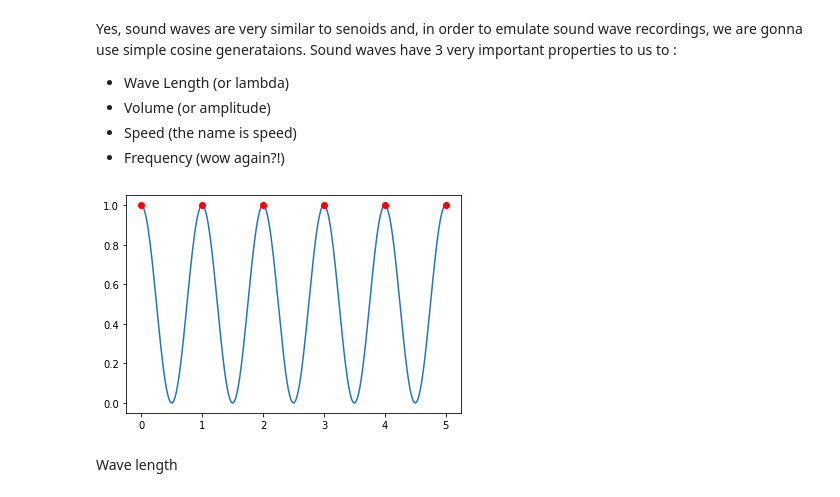
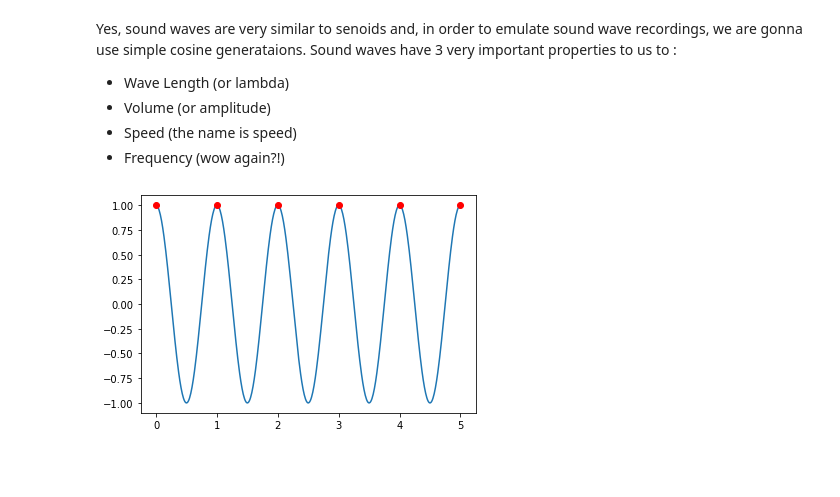
Before and after one commit to pedrogyrao/math_music, a Jupyter notebook: Text One.ipynb, the cells around one changed output. Cells and saved outputs as stored; diff of their text form; code cells hidden in the pictures; blank space fills up the shorter version.

```diff
--- a/Text One.ipynb
+++ b/Text One.ipynb
@@ -103,11 +103,9 @@ def plot_freq_points(frequency, time, x_offset=0, y_offset=0):
     for i in np.arange(0, time + period, period):
         plt.plot(i + x_offset, y_offset, marker='o', color='r')
 # %%
-cos_1hz = cosine(time_vector, 1)
+cos_1hz = cosine(time_vector, 1, 1, 2, False)
 plt.plot(time_vector, cos_1hz)
 plot_freq_points(1, 5, 0, 1)
 plt.show()
 # %% [output]
-[figure, old version]
+[figure, new version]
-# %% [markdown]
-Wave length
```
Also changed, not shown: parts of 13 cells of this notebook.
